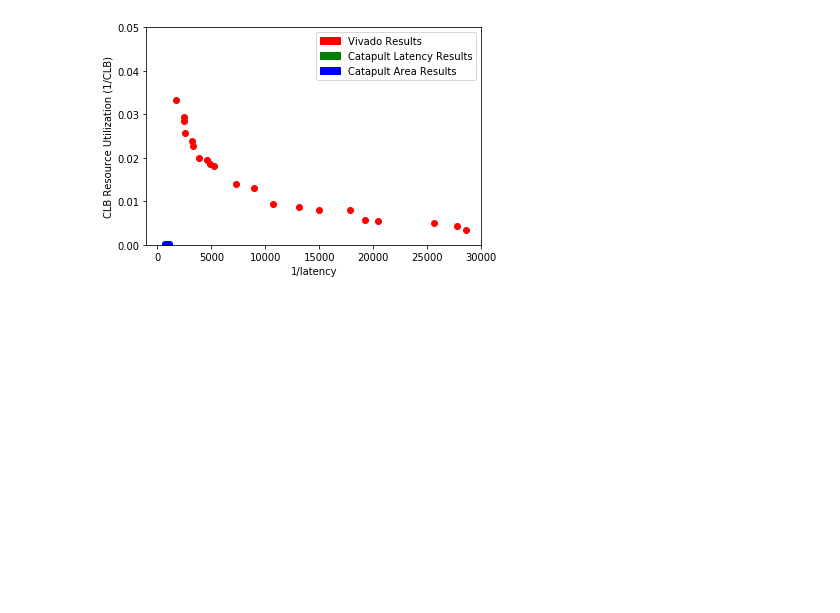
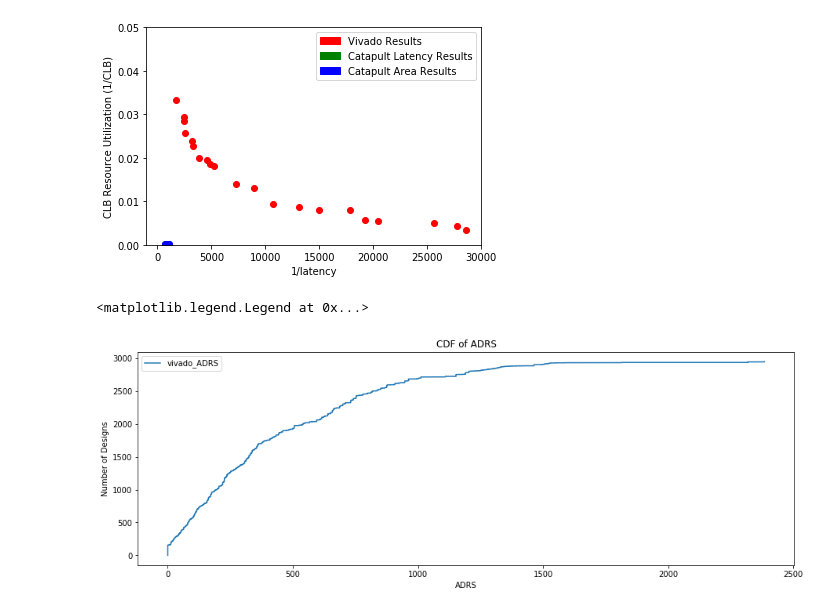
Before and after one commit to KastnerRG/Spector-HLS, a Jupyter notebook: histogram/results/postproc/histogram_postproc.ipynb, the cells around one changed output. Cells and saved outputs as stored; diff of their text form; code cells hidden in the pictures; blank space fills up the shorter version.

```diff
--- a/histogram/results/postproc/histogram_postproc.ipynb
+++ b/histogram/results/postproc/histogram_postproc.ipynb
@@ -258,3 +259,7 @@ plt.ylim(0.000)
 # %% [output]
 (0.0, 0.050001161845009856)
 [figure]
+# %%
+vivdfx = pd.read_csv("../csv/vivado_histogram_sherlock.csv", index_col=0)
+c_latdfx = pd.read_csv("../csv/catapult_histogram_latency_sherlock.csv", index_col=0)
+c_areadfx = pd.read_csv("../csv/catapult_histogram_area_sherlock.csv", index_col=0)
@@ -260,0 +281,9 @@ plt.ylim(0.000)
+# %%
+
+def euclid(a,b,c,d):
+    t=math.sqrt(((a-b)**2)+((c-d)**2))
+    return t
+# %%
+viv_esp=0.03
+c_lat_esp=0.03
+c_area_esp=0.03
@@ -260,0 +327,25 @@ plt.ylim(0.000)
+# %%
+viv_adrs=[]
+for index,row in vivdfx_copy.iterrows():
+    min_val=1000000000000000000000000000
+    for i in range(len(y_pareto1_index)):
+        a=euclid(1/row['obj1'],y_pareto1[i][0],1/row['obj2'],y_pareto1[i][1])
+        if a<min_val:
+            min_val=a
+    viv_adrs.append(min_val)
+
+
+sorted_viv_adrs=np.sort(viv_adrs)
+
+
+plt.figure(figsize=(15, 5))
+plt.step(np.concatenate([sorted_viv_adrs, sorted_viv_adrs[[-1]]]),np.arange(sorted_viv_adrs.size+1),label='vivado_ADRS')
+plt.xlabel('ADRS')
+plt.ylabel('Number of Designs')
+plt.title('CDF of ADRS')
+
+
+plt.legend()
+# %% [output]
+<matplotlib.legend.Legend at 0x...>
+[figure, added]
```
Also changed, not shown: parts of 5 cells of this notebook.
